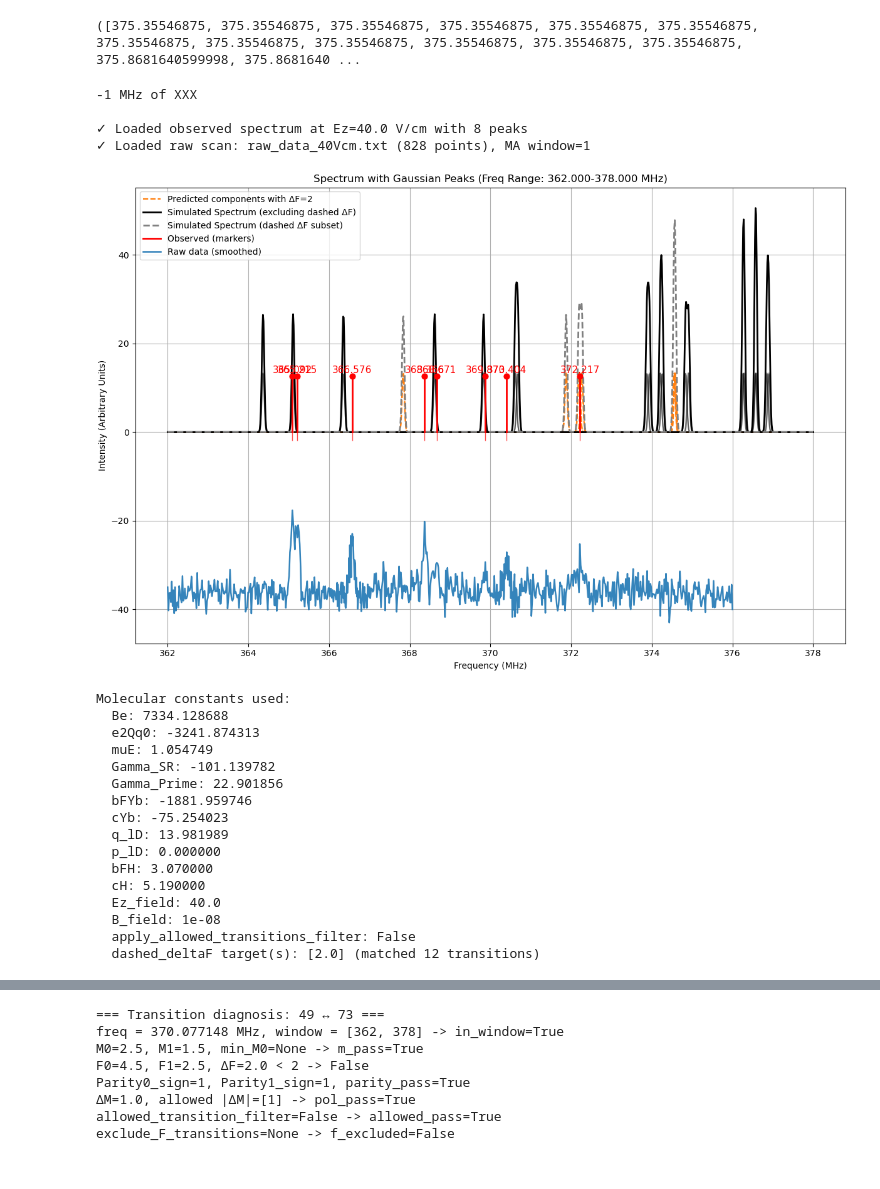
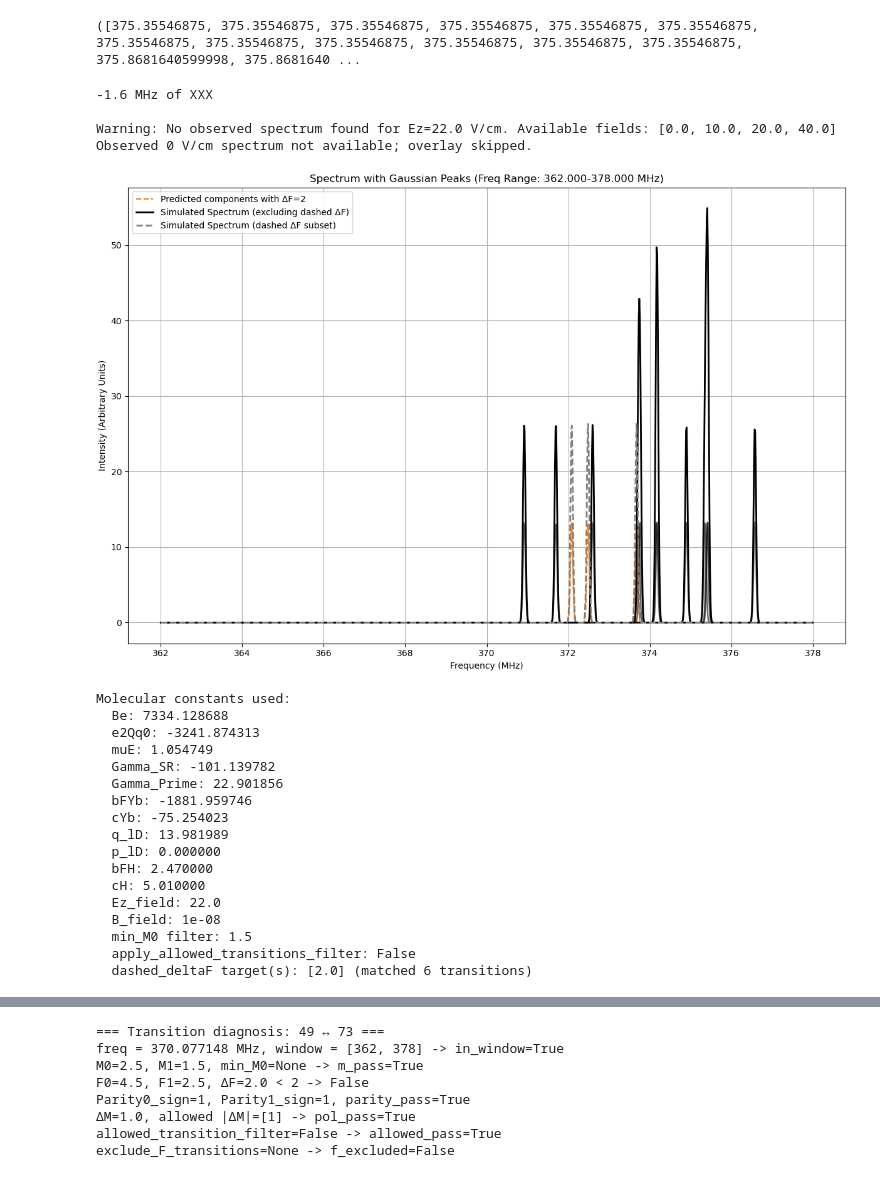
Before and after one commit to YuikiTakahashi/Molecule_spectrum_prediction, a Jupyter notebook: 173_prediction_Mar2026.ipynb, the cells around one changed output, grey strips where cells are left out. Drawn from its saved outputs; the diff is of its cells as text; code cells hidden in the pictures.

Commit message:
added 22 V/cm data

```diff
--- a/173_prediction_Mar2026.ipynb
+++ b/173_prediction_Mar2026.ipynb
@@ -2089,47 +2089,47 @@ def reset_plots(close_all=True, clear=True):
 reset_plots()
 %matplotlib inline
 # %%
-xxx_values = [-1]
+xxx_values = [-1.6]
 
-Efield = 40.0
+Efield = 22.0
 Bfield = 1e-8
 
 
 for xxx in xxx_values:
     print()
     print(xxx, 'MHz of XXX')
     print()
 
     plot_spectrum_with_constants(
         Ez_field=Efield,
         B_field=Bfield,
         freq_min=362,
         freq_max=378,
         e2Qq0 = -3243.874313 + 2,
         q_lD = 12.158251  + 12.158251*0.15 ,
         bfH=4.07 + xxx,
         cH=5.49 +  0.3 * xxx,
         muE= 0.97* (2.16) * 0.503412,
         freq_width=0.03,
         obs_marker_frac=0.25,
-        min_M0= None,
+        min_M0= 1.5,
         use_debug_calc=True,
         apply_allowed_transitions_filter=False,
         #exclude_F_transitions=[(3.5, 2.5)],
         deltaF_criteria = 1000,
         laser_polarization='orth',
         raw_ma_window=1,
         offset_raw_data = 50,
         scaling_raw_data = 100,
         print_const = True,
         dashed_deltaF=2,
     )
 # %% [output]
--1 MHz of XXX
+-1.6 MHz of XXX
 
-✓ Loaded observed spectrum at Ez=40.0 V/cm with 8 peaks
-✓ Loaded raw scan: raw_data_40Vcm.txt (828 points), MA window=1
+Warning: No observed spectrum found for Ez=22.0 V/cm. Available fields: [0.0, 10.0, 20.0, 40.0]
+Observed 0 V/cm spectrum not available; overlay skipped.
-[figure, old version]
+[figure, new version]
 Molecular constants used:
   Be: 7334.128688
   e2Qq0: -3241.874313
@@ -2140,12 +2140,13 @@ Molecular constants used:
   cYb: -75.254023
   q_lD: 13.981989
   p_lD: 0.000000
-  bFH: 3.070000
-  cH: 5.190000
-  Ez_field: 40.0
+  bFH: 2.470000
+  cH: 5.010000
+  Ez_field: 22.0
   B_field: 1e-08
+  min_M0 filter: 1.5
   apply_allowed_transitions_filter: False
-  dashed_deltaF target(s): [2.0] (matched 12 transitions)
+  dashed_deltaF target(s): [2.0] (matched 6 transitions)
 # %%
 # Run after plot_spectrum_with_constants(...) so LAST_FILTERED_TRANSITIONS is populated
 interactive_transition_level_diagram(
```
Also changed, not shown: parts of 1 cell of this notebook, 1 other file.
